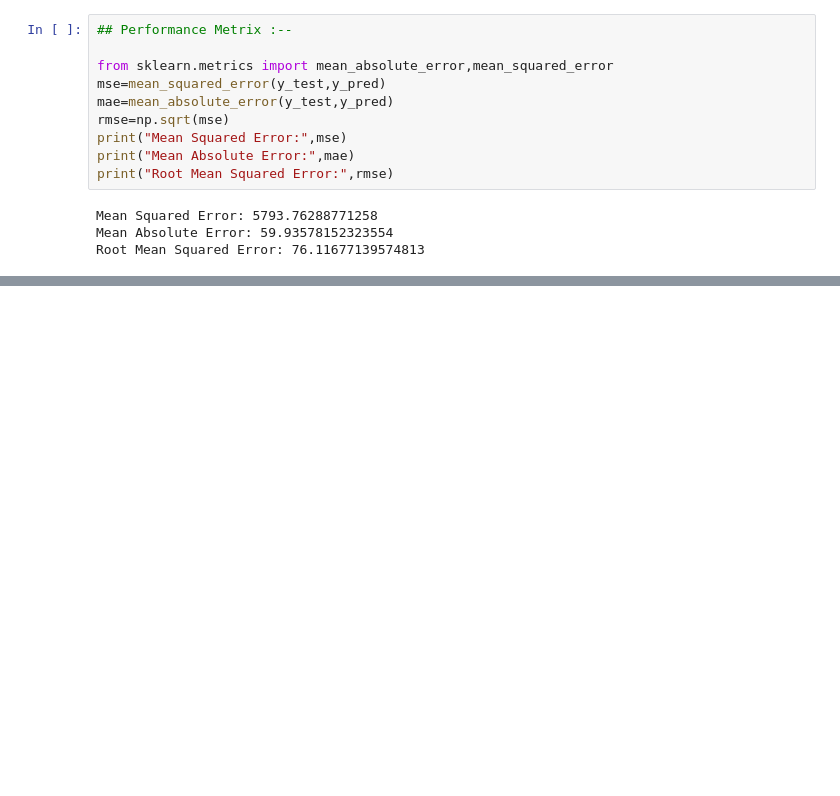
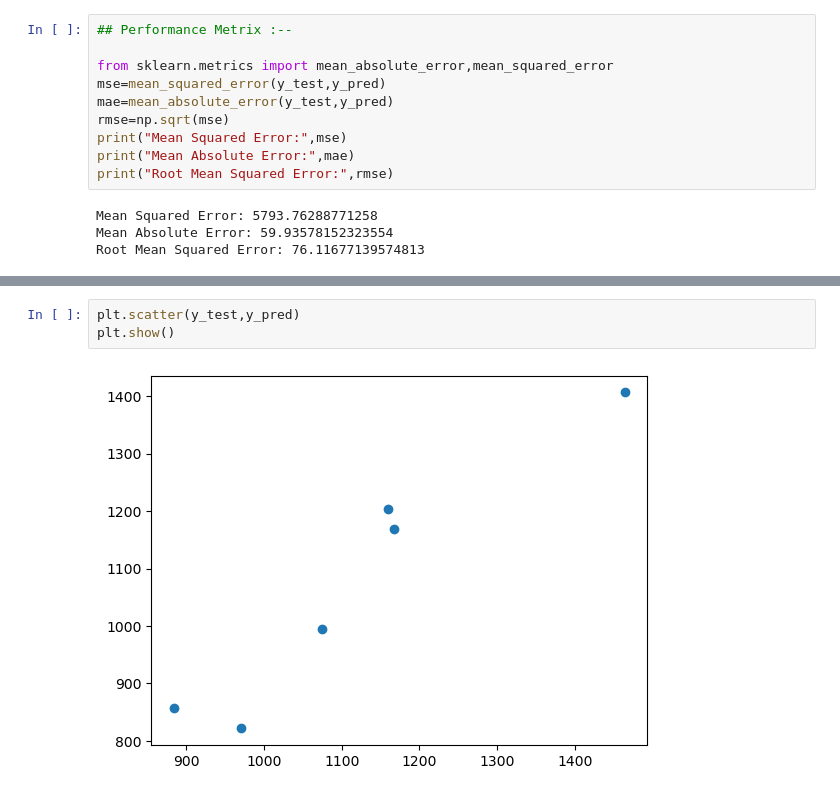
Before and after one commit to rahul-coo/Multi_linear_Model, a Jupyter notebook: Multi_Linear.ipynb, the cells around one changed output, grey strips where cells are left out. Cells and saved outputs as stored; diff of their text form; blank space fills up the shorter version.

```diff
--- a/Multi_Linear.ipynb
+++ b/Multi_Linear.ipynb
@@ -157,0 +167,5 @@ Root Mean Squared Error: 76.11677139574813
+# %%
+plt.scatter(y_test,y_pred)
+plt.show()
+# %% [output]
+[figure, added]
```
Also changed, not shown: parts of 12 cells of this notebook.
